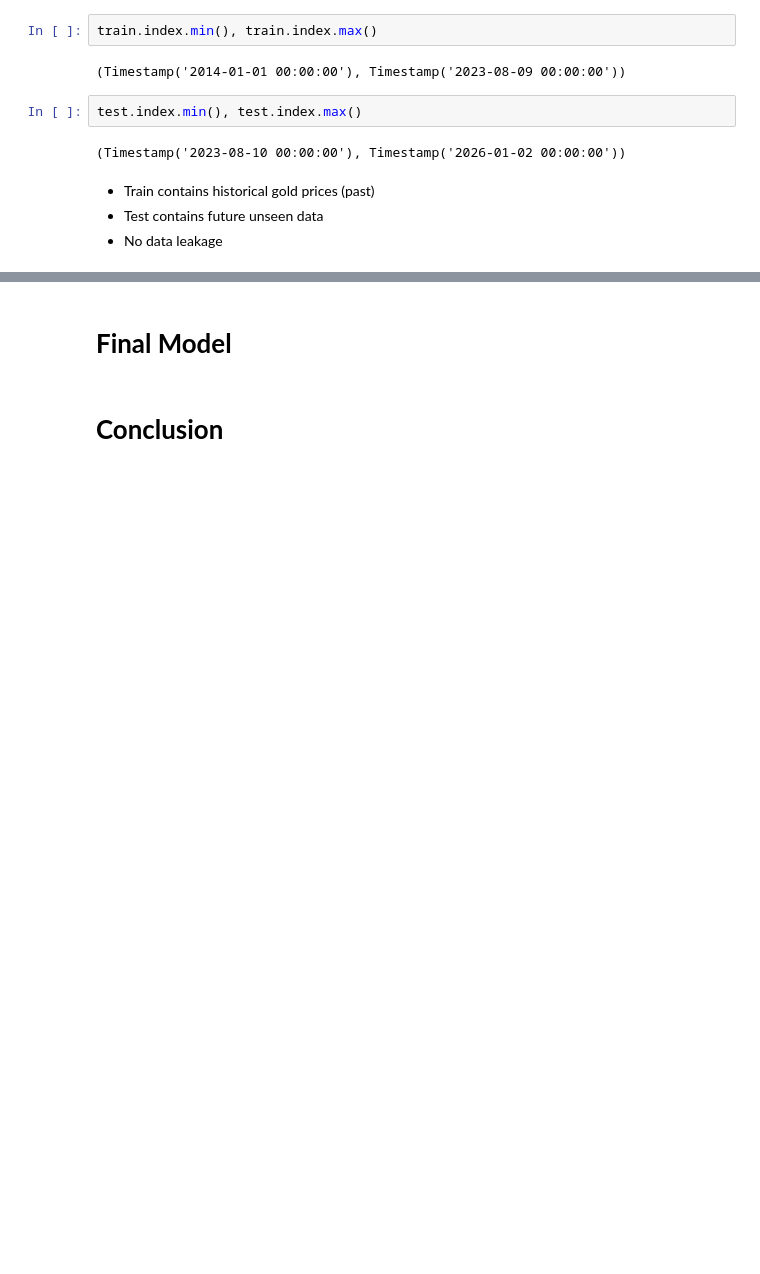
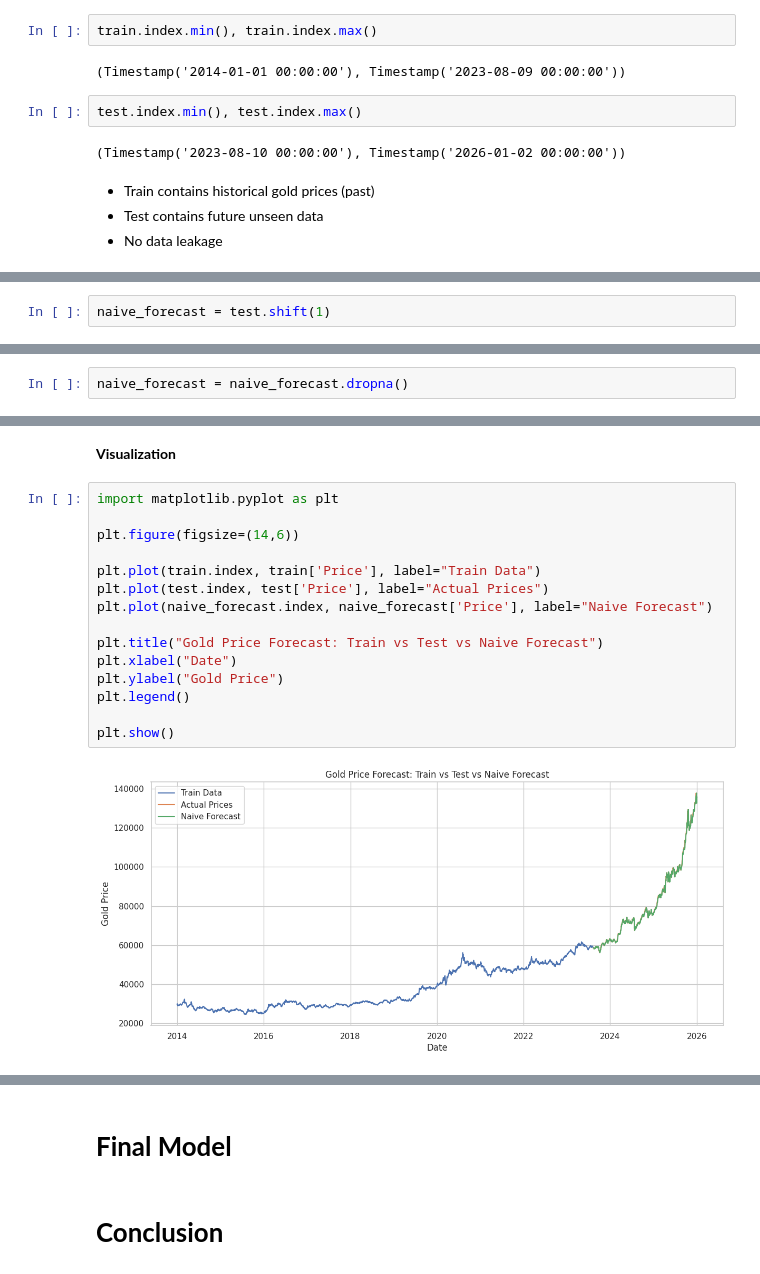
Before and after one commit to Sagarjain93/Machine-Learning-Portfolio, a Jupyter notebook: 03_ML_Practice/Gold_Price_Prediction_Forecasting/03_notebook/05_modelling.ipynb, the cells around one changed output, grey strips where cells are left out. Drawn from its saved outputs; the diff is of its cells as text; blank space fills up the shorter version.

```diff
--- a/03_ML_Practice/Gold_Price_Prediction_Forecasting/03_notebook/05_modelling.ipynb
+++ b/03_ML_Practice/Gold_Price_Prediction_Forecasting/03_notebook/05_modelling.ipynb
@@ -1815,0 +1818,2 @@ test.index.min(), test.index.max()
+# %%
+naive_forecast = test.shift(1)
@@ -1815,0 +1834,2 @@ test.index.min(), test.index.max()
+# %%
+naive_forecast = naive_forecast.dropna()
@@ -1815,0 +1936,19 @@ test.index.min(), test.index.max()
+# %% [markdown]
+**Visualization**
+# %%
+import matplotlib.pyplot as plt
+
+plt.figure(figsize=(14,6))
+
+plt.plot(train.index, train['Price'], label="Train Data")
+plt.plot(test.index, test['Price'], label="Actual Prices")
+plt.plot(naive_forecast.index, naive_forecast['Price'], label="Naive Forecast")
+
+plt.title("Gold Price Forecast: Train vs Test vs Naive Forecast")
+plt.xlabel("Date")
+plt.ylabel("Gold Price")
+plt.legend()
+
+plt.show()
+# %% [output]
+[figure, added]
```
Also changed, not shown: parts of 12 cells of this notebook.
